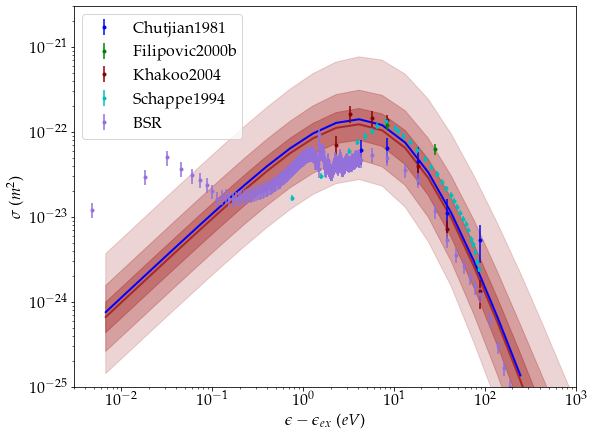
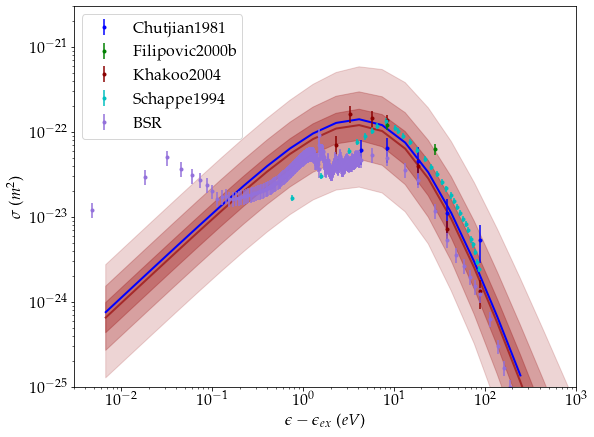
Unified diff of the notebook cell whose output changed from the first chart to the second:
--- before
+++ after
@@ -41,9 +41,9 @@
 fig.set_size_inches(9, 7)
 plt.show()
-# fig.savefig("./excitation.1s3.curve.pdf", dpi=1200)
+fig.savefig("./excitation.1s3.curve.gp.pdf", dpi=1200)
 
-filename = '../crs-Bayes-gpr/without-swarm/post-process/excitation.1s3.intervals.txt'
-data = np.array([Etest, modelSamples[median,:], modelSamples[-sig1,:], modelSamples[sig1,:],
-                                                modelSamples[-sig2,:], modelSamples[sig2,:],
-                                                modelSamples[-sig3,:], modelSamples[sig3,:]]).T
-np.savetxt(filename, data)
+# filename = '../crs-Bayes-gpr/without-swarm/post-process/excitation.1s3.intervals.txt'
+# data = np.array([Etest, modelSamples[median,:], modelSamples[-sig1,:], modelSamples[sig1,:],
+#                                                 modelSamples[-sig2,:], modelSamples[sig2,:],
+#                                                 modelSamples[-sig3,:], modelSamples[sig3,:]]).T
+# np.savetxt(filename, data)

Commit: data post-processing.